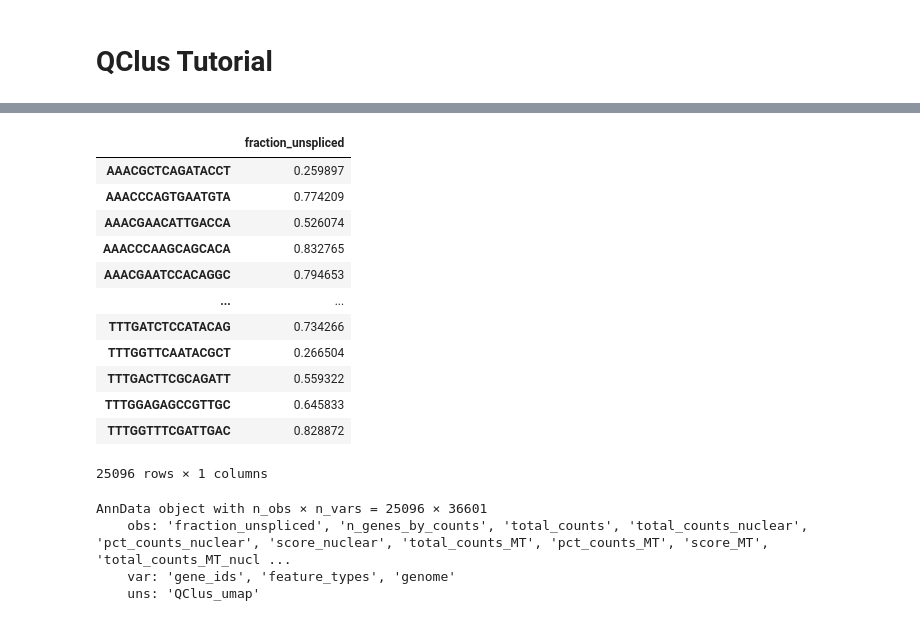
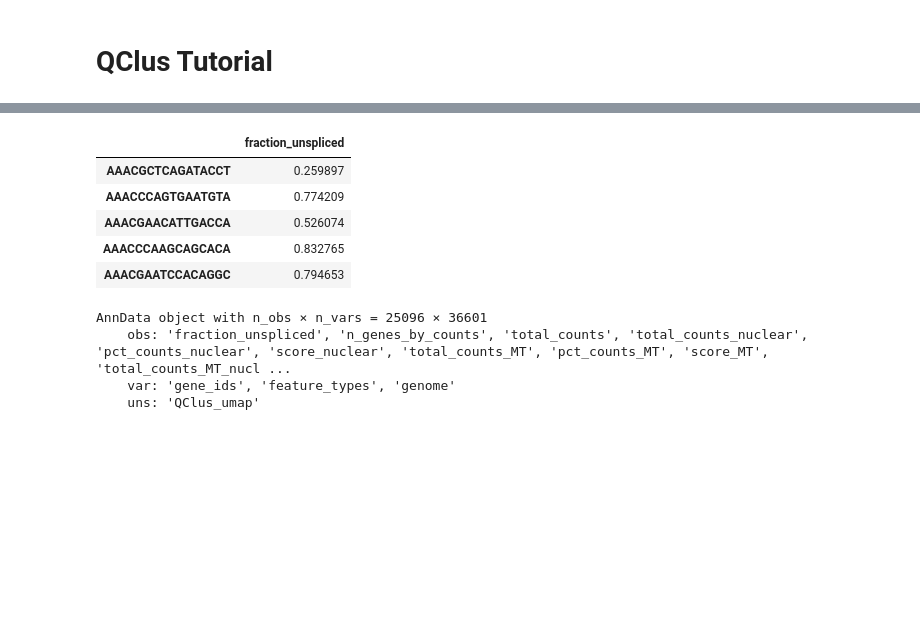
Before and after one commit to linnalab/qclus, a Jupyter notebook: tutorials/qclus_tutorial.ipynb, the cells around one changed output, grey strips where cells are left out. Saved outputs shown, nothing was run; the diff lists cells and outputs as text; code cells hidden in the pictures; blank space fills up the shorter version.

```diff
--- a/tutorials/qclus_tutorial.ipynb
+++ b/tutorials/qclus_tutorial.ipynb
@@ -25,21 +22,14 @@ counts_path = "../../samples/counts.h5"
 # %%
 fraction_unspliced = pd.read_csv(splicing_path, index_col=0)
 # %%
-fraction_unspliced
+fraction_unspliced.head()
 # %% [output]
 |  | fraction_unspliced |
 | AAACGCTCAGATACCT | 0.259897 |
 | AAACCCAGTGAATGTA | 0.774209 |
 | AAACGAACATTGACCA | 0.526074 |
 | AAACCCAAGCAGCACA | 0.832765 |
 | AAACGAATCCACAGGC | 0.794653 |
-| ... | ... |
-| TTTGATCTCCATACAG | 0.734266 |
-| TTTGGTTCAATACGCT | 0.266504 |
-| TTTGACTTCGCAGATT | 0.559322 |
-| TTTGGAGAGCCGTTGC | 0.645833 |
-| TTTGGTTTCGATTGAC | 0.828872 |
-25096 rows × 1 columns
 # %%
 adata = qc.run_qclus(counts_path, fraction_unspliced)                            # outlier filter setting
 # %%
```
Also changed, not shown: parts of 2 cells of this notebook.
